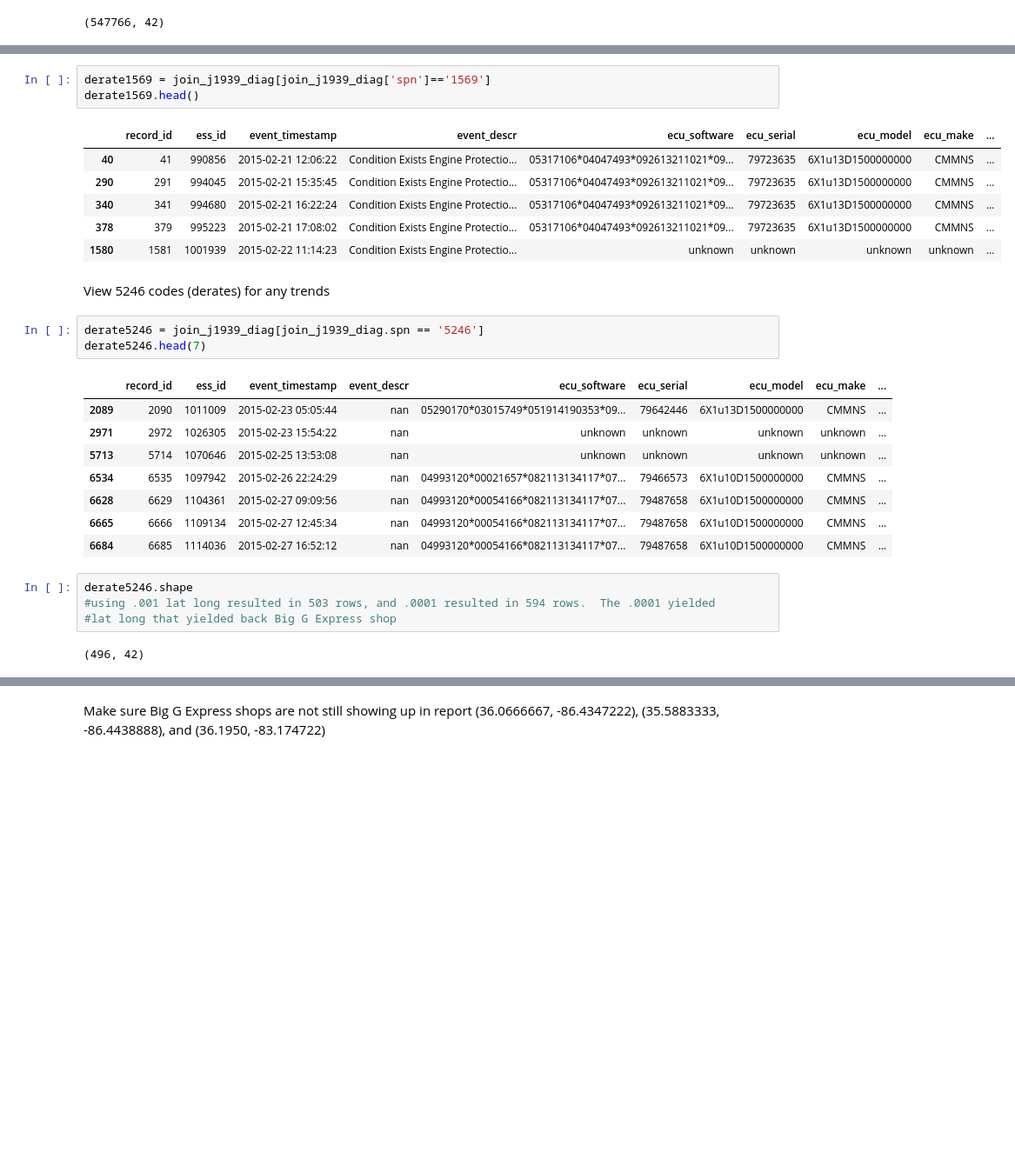
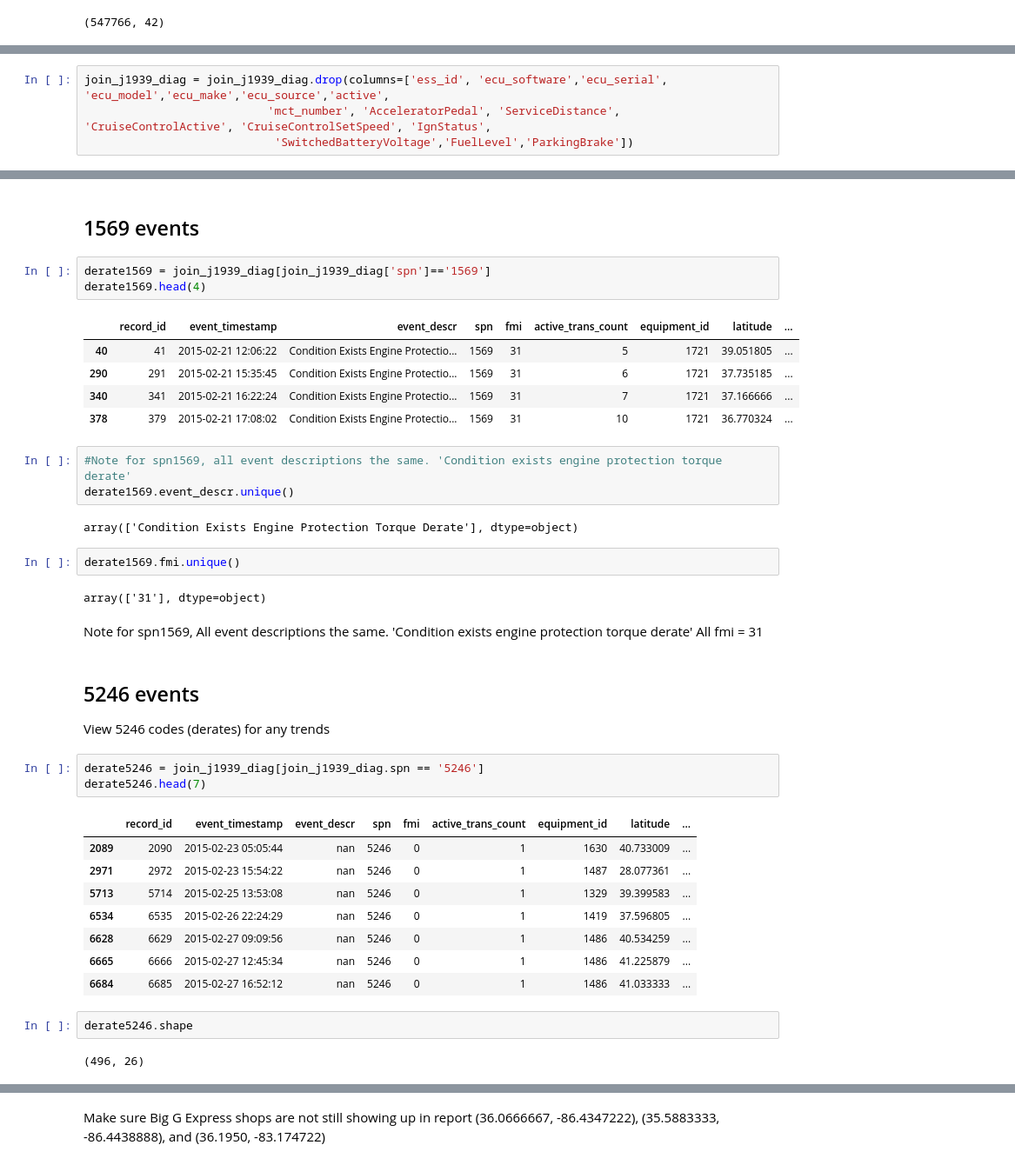
Before and after one commit to dailyp/big_g_express-go_big_g, a Jupyter notebook: big_g_express_patti_v1.ipynb, the cells around one changed output, grey strips where cells are left out. Shown at 87% size. Drawn from its saved outputs; the diff is of its cells as text; blank space fills up the shorter version.

```diff
--- a/big_g_express_patti_v1.ipynb
+++ b/big_g_express_patti_v1.ipynb
@@ -355,3 +355,7 @@ join_j1939_diag.tail()
 | 1187331 | 1248455 | 123905139 | 2020-03-06 14:04:23 | Condition Exists Engine Protectio... | 04358814*06099720*030816202706*09... | 79932020 | 6X1u13D1500000000 | CMMNS | ... |
 | 1187332 | 1248456 | 123905996 | 2020-03-06 14:13:38 | Abnormal Rate of Change Aftertrea... | 05317106*05100987*050719120655*09... | 79880653 | 6X1u13D1500000000 | CMMNS | ... |
 | 1187333 | 1248457 | 123906113 | 2020-03-06 14:14:13 | Low (Severity Medium) Engine Cool... | 04384413*22544852*090619141107*60... | nan | nan | NaN | ... |
+# %%
+join_j1939_diag = join_j1939_diag.drop(columns=['ess_id', 'ecu_software','ecu_serial', 'ecu_model','ecu_make','ecu_source','active',
+                           'mct_number', 'AcceleratorPedal', 'ServiceDistance', 'CruiseControlActive', 'CruiseControlSetSpeed', 'IgnStatus',
+                            'SwitchedBatteryVoltage','FuelLevel','ParkingBrake'])
@@ -358,32 +382,45 @@ join_j1939_diag.tail()
+# %% [markdown]
+## 1569 events
 # %%
 derate1569 = join_j1939_diag[join_j1939_diag['spn']=='1569']
-derate1569.head()
+derate1569.head(4)
 # %% [output]
-|  | record_id | ess_id | event_timestamp | event_descr | ecu_software | ecu_serial | ecu_model | ecu_make | ... |
-| 40 | 41 | 990856 | 2015-02-21 12:06:22 | Condition Exists Engine Protectio... | 05317106*04047493*092613211021*09... | 79723635 | 6X1u13D1500000000 | CMMNS | ... |
-| 290 | 291 | 994045 | 2015-02-21 15:35:45 | Condition Exists Engine Protectio... | 05317106*04047493*092613211021*09... | 79723635 | 6X1u13D1500000000 | CMMNS | ... |
-| 340 | 341 | 994680 | 2015-02-21 16:22:24 | Condition Exists Engine Protectio... | 05317106*04047493*092613211021*09... | 79723635 | 6X1u13D1500000000 | CMMNS | ... |
-| 378 | 379 | 995223 | 2015-02-21 17:08:02 | Condition Exists Engine Protectio... | 05317106*04047493*092613211021*09... | 79723635 | 6X1u13D1500000000 | CMMNS | ... |
-| 1580 | 1581 | 1001939 | 2015-02-22 11:14:23 | Condition Exists Engine Protectio... | unknown | unknown | unknown | unknown | ... |
+|  | record_id | event_timestamp | event_descr | spn | fmi | active_trans_count | equipment_id | latitude | ... |
+| 40 | 41 | 2015-02-21 12:06:22 | Condition Exists Engine Protectio... | 1569 | 31 | 5 | 1721 | 39.051805 | ... |
+| 290 | 291 | 2015-02-21 15:35:45 | Condition Exists Engine Protectio... | 1569 | 31 | 6 | 1721 | 37.735185 | ... |
+| 340 | 341 | 2015-02-21 16:22:24 | Condition Exists Engine Protectio... | 1569 | 31 | 7 | 1721 | 37.166666 | ... |
+| 378 | 379 | 2015-02-21 17:08:02 | Condition Exists Engine Protectio... | 1569 | 31 | 10 | 1721 | 36.770324 | ... |
+# %%
+#Note for spn1569, all event descriptions the same. 'Condition exists engine protection torque derate'
+derate1569.event_descr.unique()
+# %% [output]
+array(['Condition Exists Engine Protection Torque Derate'], dtype=object)
+# %%
+derate1569.fmi.unique()
+# %% [output]
+array(['31'], dtype=object)
+# %% [markdown]
+Note for spn1569,
+All event descriptions the same. 'Condition exists engine protection torque derate'
+All fmi = 31
 # %% [markdown]
+## 5246 events
 View 5246 codes (derates) for any trends
 # %%
 derate5246 = join_j1939_diag[join_j1939_diag.spn == '5246']
 derate5246.head(7)
 # %% [output]
-|  | record_id | ess_id | event_timestamp | event_descr | ecu_software | ecu_serial | ecu_model | ecu_make | ... |
-| 2089 | 2090 | 1011009 | 2015-02-23 05:05:44 | nan | 05290170*03015749*051914190353*09... | 79642446 | 6X1u13D1500000000 | CMMNS | ... |
-| 2971 | 2972 | 1026305 | 2015-02-23 15:54:22 | nan | unknown | unknown | unknown | unknown | ... |
-| 5713 | 5714 | 1070646 | 2015-02-25 13:53:08 | nan | unknown | unknown | unknown | unknown | ... |
-| 6534 | 6535 | 1097942 | 2015-02-26 22:24:29 | nan | 04993120*00021657*082113134117*07... | 79466573 | 6X1u10D1500000000 | CMMNS | ... |
-| 6628 | 6629 | 1104361 | 2015-02-27 09:09:56 | nan | 04993120*00054166*082113134117*07... | 79487658 | 6X1u10D1500000000 | CMMNS | ... |
-| 6665 | 6666 | 1109134 | 2015-02-27 12:45:34 | nan | 04993120*00054166*082113134117*07... | 79487658 | 6X1u10D1500000000 | CMMNS | ... |
-| 6684 | 6685 | 1114036 | 2015-02-27 16:52:12 | nan | 04993120*00054166*082113134117*07... | 79487658 | 6X1u10D1500000000 | CMMNS | ... |
+|  | record_id | event_timestamp | event_descr | spn | fmi | active_trans_count | equipment_id | latitude | ... |
+| 2089 | 2090 | 2015-02-23 05:05:44 | nan | 5246 | 0 | 1 | 1630 | 40.733009 | ... |
+| 2971 | 2972 | 2015-02-23 15:54:22 | nan | 5246 | 0 | 1 | 1487 | 28.077361 | ... |
+| 5713 | 5714 | 2015-02-25 13:53:08 | nan | 5246 | 0 | 1 | 1329 | 39.399583 | ... |
+| 6534 | 6535 | 2015-02-26 22:24:29 | nan | 5246 | 0 | 1 | 1419 | 37.596805 | ... |
+| 6628 | 6629 | 2015-02-27 09:09:56 | nan | 5246 | 0 | 1 | 1486 | 40.534259 | ... |
+| 6665 | 6666 | 2015-02-27 12:45:34 | nan | 5246 | 0 | 1 | 1486 | 41.225879 | ... |
+| 6684 | 6685 | 2015-02-27 16:52:12 | nan | 5246 | 0 | 1 | 1486 | 41.033333 | ... |
-# %%
-derate5246.shape
-#using .001 lat long resulted in 503 rows, and .0001 resulted in 594 rows.  The .0001 yielded
-#lat long that yielded back Big G Express shop
-# %% [output]
-(496, 42)
+# %%
+derate5246.shape
+# %% [output]
+(496, 26)
 # %%
 #derate5246.info()
```
Also changed, not shown: parts of 48 cells of this notebook.
